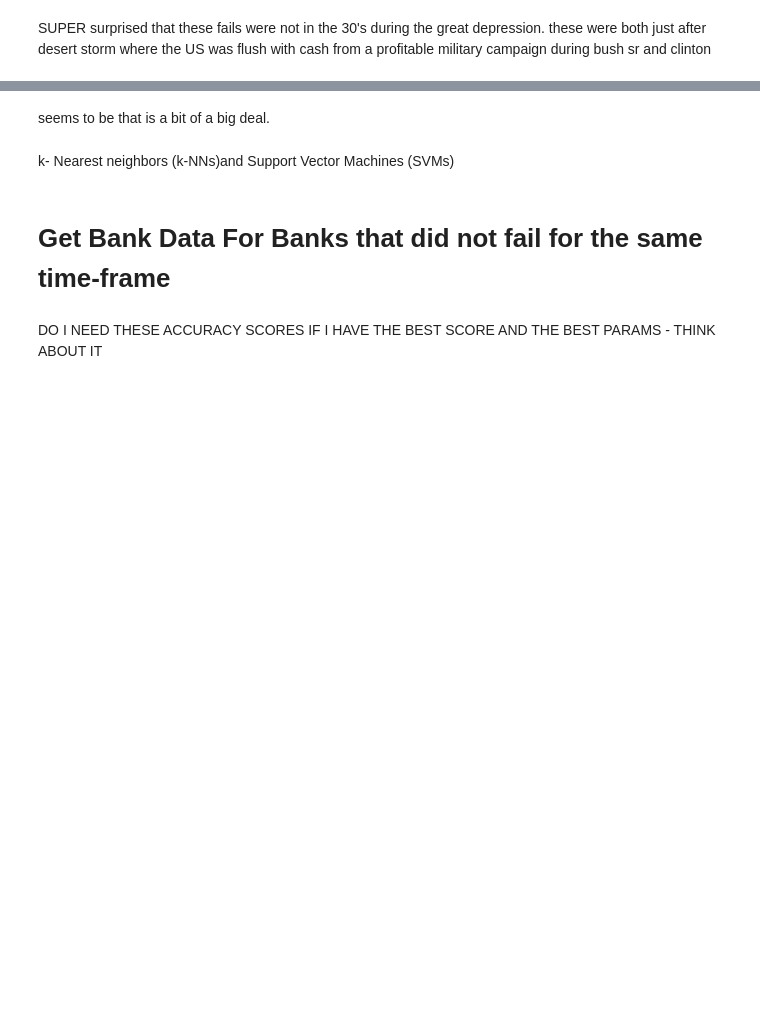
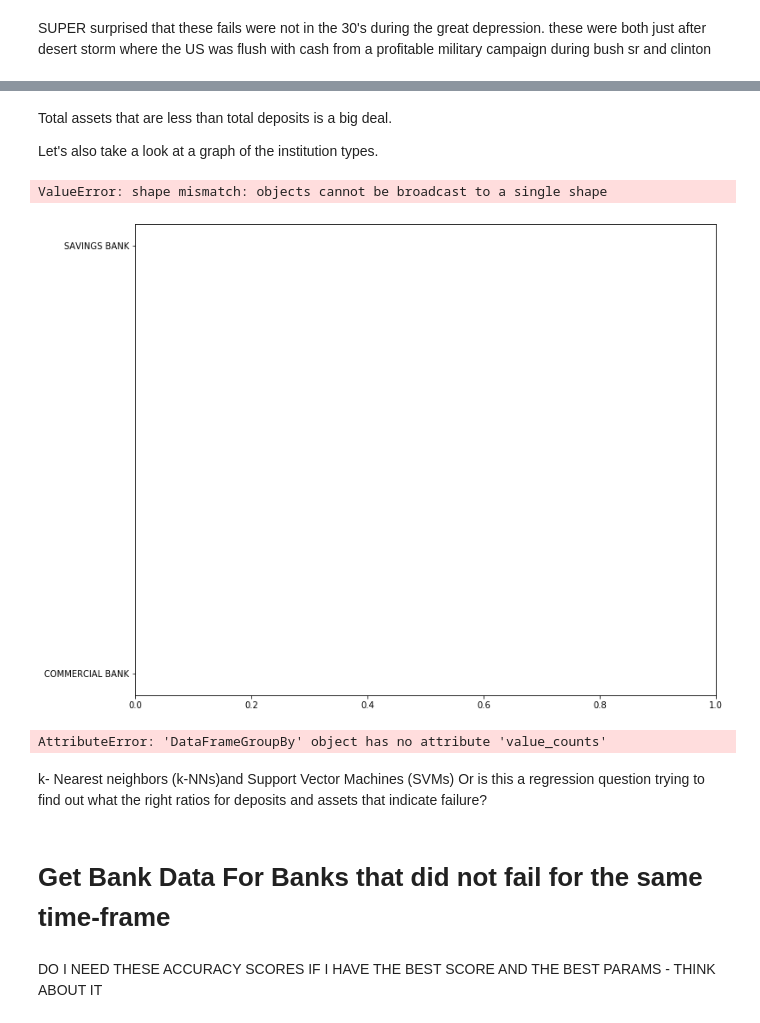
Before and after one commit to MissAle17/Bank_Failures, a Jupyter notebook: Bank_fails.ipynb, the cells around one changed output, grey strips where cells are left out. Drawn from its saved outputs; the diff is of its cells as text; code cells hidden in the pictures; blank space fills up the shorter version.

Commit message:
institution type

```diff
--- a/Bank_fails.ipynb
+++ b/Bank_fails.ipynb
@@ -216,9 +214,25 @@ Failure Year             751
 Failure Month Year       751
 dtype: int64
-# %% [markdown]
-seems to be that is a bit of a big deal.
+# %% [markdown]
+Total assets that are less than total deposits is a big deal.
+
+Let's also take a look at a graph of the institution types.
+# %%
+label = df['Institution Type'].unique()
+plt.figure(figsize=(12,10))
+[plt.bar(df[df['Institution Type']==x].count(),label) for x in label]
+plt.legend()
+plt.show()
+# %% [output]
+ValueError: shape mismatch: objects cannot be broadcast to a single shape
+[figure, added]
+# %%
+df.groupby('Institution Type')
+#df[df.groupby('user_id')['user_id']
+# %% [output]
+AttributeError: 'DataFrameGroupBy' object has no attribute 'value_counts'
 # %% [markdown]
-k- Nearest neighbors (k-NNs)and Support Vector Machines (SVMs)
+k- Nearest neighbors (k-NNs)and Support Vector Machines (SVMs)  Or is this a regression question trying to find out what the right ratios for deposits and assets that indicate failure?
 # %% [markdown]
 # Get Bank Data For Banks that did not fail for the same time-frame
 # %% [markdown]
```
Also changed, not shown: parts of 3 cells of this notebook.
